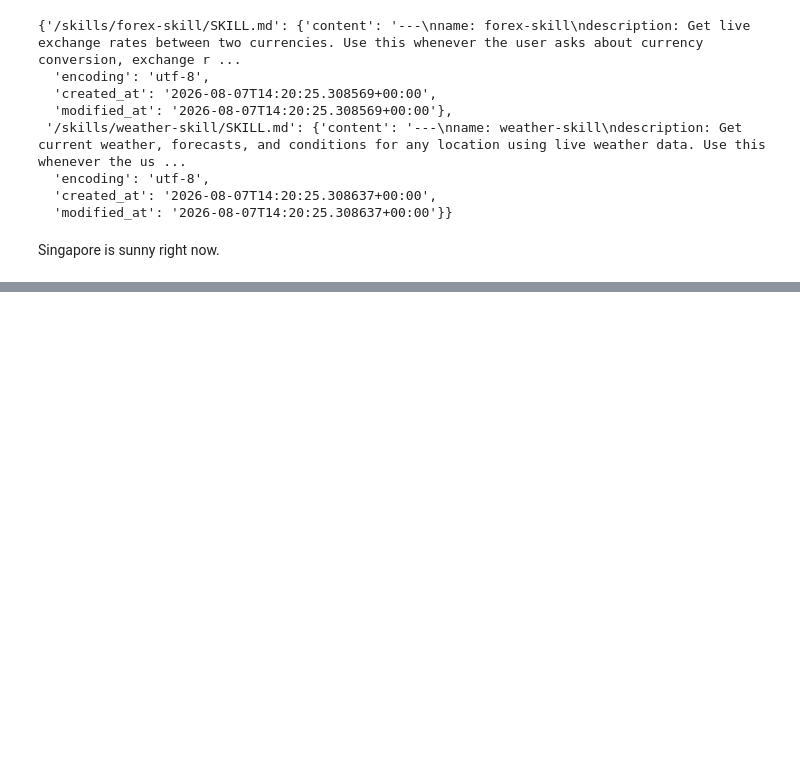
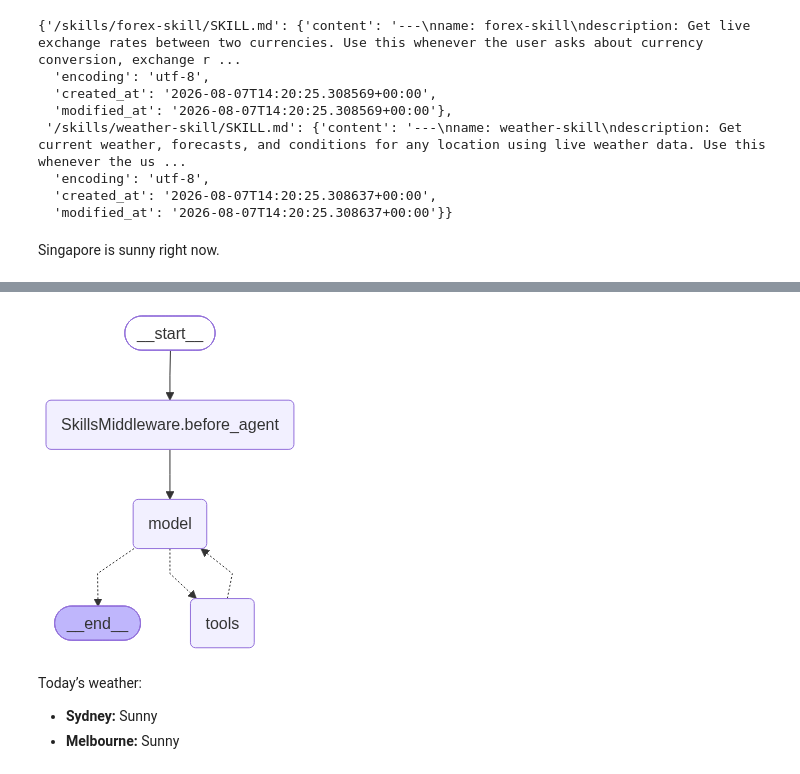
Before and after one commit to tituslhy/glowing-guide, a Jupyter notebook: notebooks/4. skills.ipynb, the cells around one changed output, grey strips where cells are left out. Drawn from its saved outputs; the diff is of its cells as text; code cells hidden in the pictures; blank space fills up the shorter version.

```diff
--- a/notebooks/4. skills.ipynb
+++ b/notebooks/4. skills.ipynb
@@ -234,0 +303,4 @@ Singapore is sunny right now.
+# %%
+display(Image(agent.get_graph(xray=True).draw_mermaid_png()))
+# %% [output]
+[figure, added]
@@ -234,0 +315,7 @@ Singapore is sunny right now.
+# %%
+display(Markdown(response['messages'][-1].content[-1]['text']))
+# %% [output]
+Today’s weather:
+
+- **Sydney:** Sunny
+- **Melbourne:** Sunny
```
Also changed, not shown: parts of 13 cells of this notebook, 2 other files.
